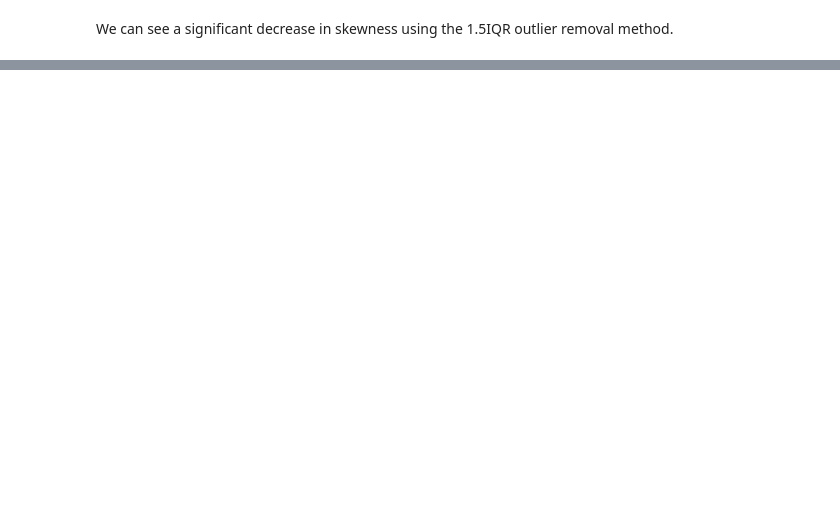
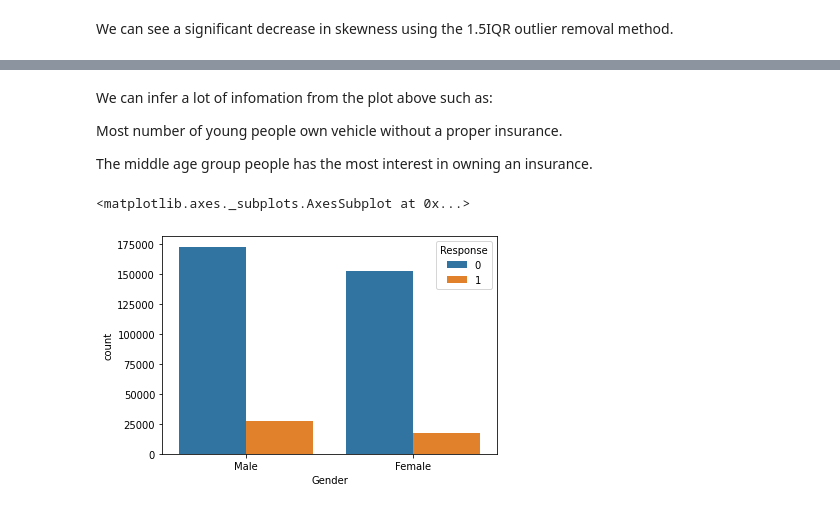
Before and after one commit to Shashwat-spyder/Health-Insurance-Cross-Sell, a Jupyter notebook: Copy_of_HEALTH_INSURANCE_CROSS_SELL_PREDICTION.ipynb, the cells around one changed output, grey strips where cells are left out. Saved outputs shown, nothing was run; the diff lists cells and outputs as text; code cells hidden in the pictures; blank space fills up the shorter version.

```diff
--- a/Copy_of_HEALTH_INSURANCE_CROSS_SELL_PREDICTION.ipynb
+++ b/Copy_of_HEALTH_INSURANCE_CROSS_SELL_PREDICTION.ipynb
@@ -188,0 +251,11 @@ We can see a significant decrease in skewness using the 1.5IQR outlier removal m
+# %% [markdown]
+We can infer a lot of infomation from the plot above such as:
+
+Most number of young people own vehicle without a proper insurance.
+
+The middle age group people has the most interest in owning an insurance.
+# %%
+sns.countplot(x='Gender',data=df, hue='Response')
+# %% [output]
+<matplotlib.axes._subplots.AxesSubplot at 0x...>
+[figure, added]
```
Also changed, not shown: parts of 61 cells of this notebook.
